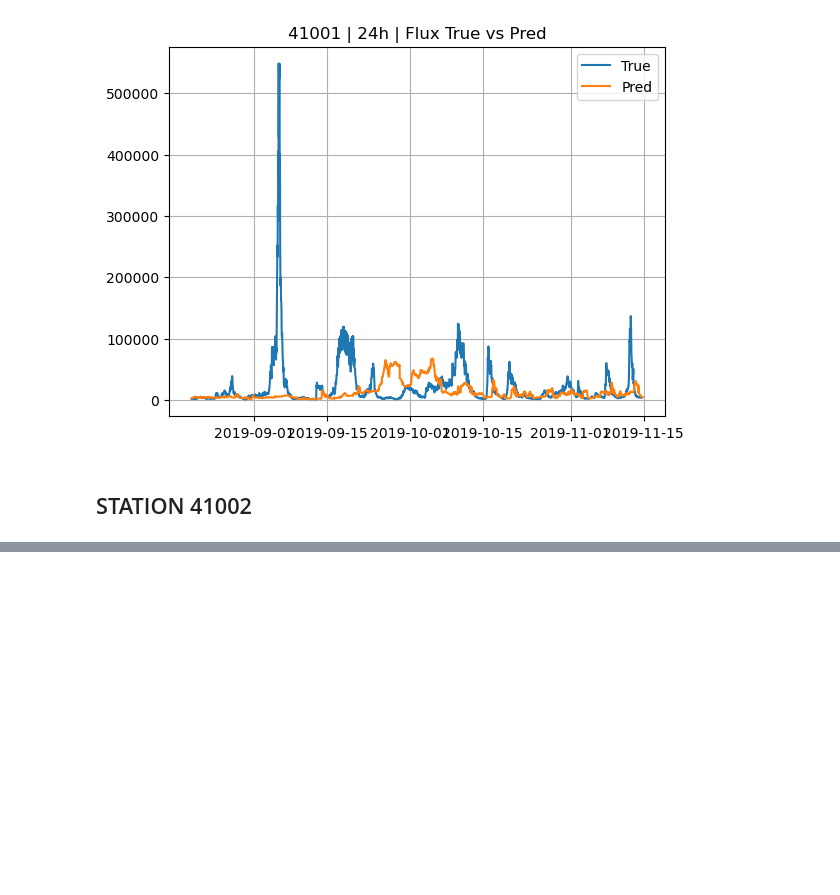
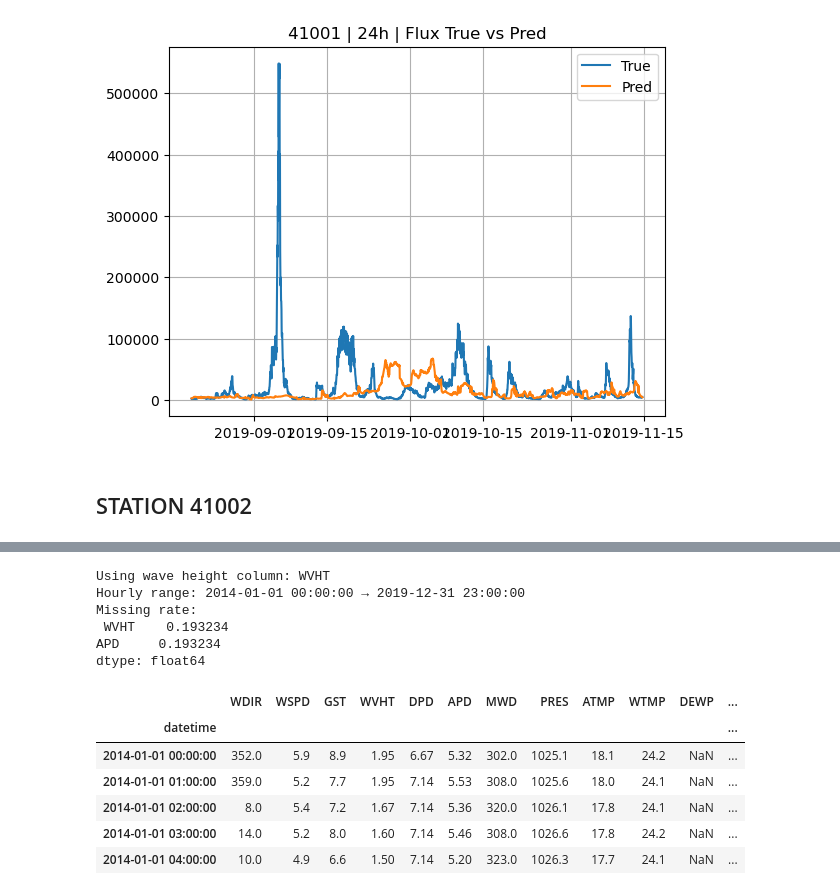
Before and after one commit to RichelCode/WAVE-CONFERENCE-, a Jupyter notebook: WAVE CONFERENCE.ipynb, the cells around one changed output, grey strips where cells are left out. Cells and saved outputs as stored; diff of their text form; code cells hidden in the pictures; blank space fills up the shorter version.

```diff
--- a/WAVE CONFERENCE.ipynb
+++ b/WAVE CONFERENCE.ipynb
@@ -1150,0 +1232,3 @@ for h in [12, 24]:
+# %%
+df_sid = df_sid.loc["2014-01-01":"2019-12-31"]
+print("Restricted range:", df_sid.index.min(), "→", df_sid.index.max())
@@ -1150,0 +1237,56 @@ for h in [12, 24]:
+# %%
+df = df_sid.copy()
+
+# detect wave height column (WVHT vs WHT)
+if "WVHT" in df.columns:
+    wave_col = "WVHT"
+elif "WHT" in df.columns:
+    wave_col = "WHT"
+else:
+    raise ValueError("No wave height column found (WVHT or WHT)")
+
+# ensure APD exists
+if "APD" not in df.columns:
+    raise ValueError("APD column not found in this station")
+
+print("Using wave height column:", wave_col)
+
+# ensure numeric
+for c in [wave_col, "APD"]:
+    df[c] = pd.to_numeric(df[c], errors="coerce")
+
+# hourly aggregation (handles :30 timestamps)
+df = df.resample("1h").mean()
+
+# missing flags AFTER resampling
+df["WVHT_missing"] = df[wave_col].isna().astype(int)
+df["APD_missing"]  = df["APD"].isna().astype(int)
+
+# small-gap interpolation
+df[wave_col] = df[wave_col].interpolate(limit=3)
+df["APD"]    = df["APD"].interpolate(limit=3)
+
+# time features
+df = add_time_features(df)
+
+# rename wave height to WVHT for consistency
+if wave_col != "WVHT":
+    df = df.rename(columns={wave_col: "WVHT"})
+
+print("Hourly range:", df.index.min(), "→", df.index.max())
+print("Missing rate:\n", df[["WVHT","APD"]].isna().mean())
+df.head()
+# %% [output]
+Using wave height column: WVHT
+Hourly range: 2014-01-01 00:00:00 → 2019-12-31 23:00:00
+Missing rate:
+ WVHT    0.193234
+APD     0.193234
+dtype: float64
+|  | WDIR | WSPD | GST | WVHT | DPD | APD | MWD | PRES | ATMP | WTMP | DEWP | ... |
+| datetime |  |  |  |  |  |  |  |  |  |  |  | ... |
+| 2014-01-01 00:00:00 | 352.0 | 5.9 | 8.9 | 1.95 | 6.67 | 5.32 | 302.0 | 1025.1 | 18.1 | 24.2 | NaN | ... |
+| 2014-01-01 01:00:00 | 359.0 | 5.2 | 7.7 | 1.95 | 7.14 | 5.53 | 308.0 | 1025.6 | 18.0 | 24.1 | NaN | ... |
+| 2014-01-01 02:00:00 | 8.0 | 5.4 | 7.2 | 1.67 | 7.14 | 5.36 | 320.0 | 1026.1 | 17.8 | 24.1 | NaN | ... |
+| 2014-01-01 03:00:00 | 14.0 | 5.2 | 8.0 | 1.60 | 7.14 | 5.46 | 308.0 | 1026.6 | 17.8 | 24.2 | NaN | ... |
+| 2014-01-01 04:00:00 | 10.0 | 4.9 | 6.6 | 1.50 | 7.14 | 5.20 | 323.0 | 1026.3 | 17.7 | 24.1 | NaN | ... |
```
Also changed, not shown: parts of 9 cells of this notebook.
